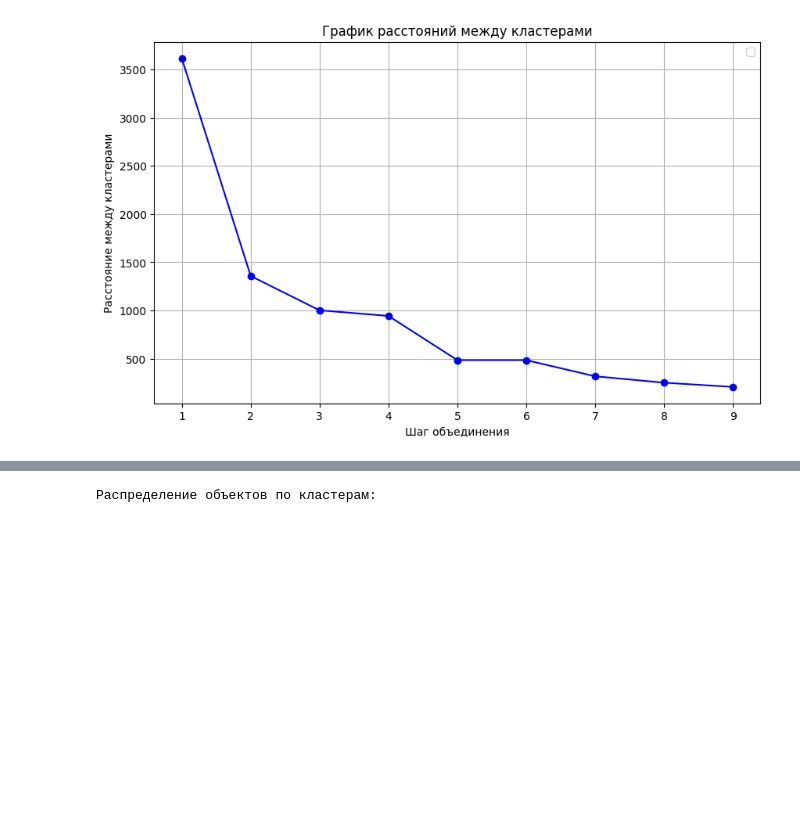
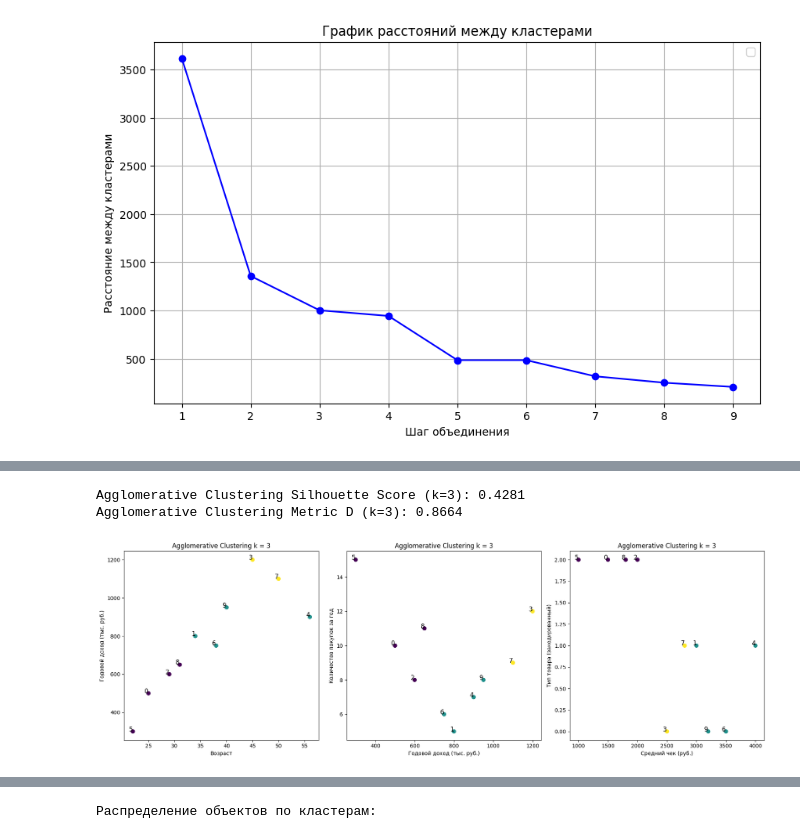
Before and after one commit to PetrBonyuk/data_analysis, a Jupyter notebook: klaster.ipynb, the cells around one changed output, grey strips where cells are left out. Cells and saved outputs as stored; diff of their text form; code cells hidden in the pictures; blank space fills up the shorter version.

```diff
--- a/klaster.ipynb
+++ b/klaster.ipynb
@@ -592,3 +528,69 @@ Agglomerative Clustering Dunn Index (k=2): 0.5107
 [figure]
+# %%
+from sklearn.cluster import AgglomerativeClustering
+from sklearn.metrics import silhouette_score
+import matplotlib.pyplot as plt
+import numpy as np
+
+# Функция для вычисления метрики D
+def calculate_D(data, labels, centers):
+    overall_center = data.mean(axis=0)  # Общий центр данных
+    overall_distances = np.linalg.norm(data - overall_center, axis=1)  # Расстояния до общего центра
+    cluster_distances = np.linalg.norm(data - centers[labels], axis=1)  # Расстояния до центров кластеров
+    D = (np.mean(overall_distances)**2 - np.mean(cluster_distances)**2) / np.mean(overall_distances)**2
+    return D
+
+# Иерархическая кластеризация с 3 кластерами
+agglo_3 = AgglomerativeClustering(n_clusters=3)
+agglo_labels_3 = agglo_3.fit_predict(data_encoded_standardize)
+
+# Для AgglomerativeClustering центры кластеров не вычисляются автоматически, поэтому используем средние значения
+centers_3 = np.array([data_encoded_standardize[agglo_labels_3 == i].mean(axis=0) for i in range(3)])
+
+agglo_silhouette_3 = silhouette_score(data_encoded_standardize, agglo_labels_3)
+agglo_D_3 = calculate_D(data_encoded_standardize, agglo_labels_3, centers_3)
+
+print(f"Agglomerative Clustering Silhouette Score (k=3): {agglo_silhouette_3:.4f}")
+print(f"Agglomerative Clustering Metric D (k=3): {agglo_D_3:.4f}")
+
+# Визуализация результатов для 3 кластеров
+plt.figure(figsize=(18, 6))
+
+# Возраст и доходы
+plt.subplot(1, 3, 1)
+plt.scatter(data_encoded_standardize.iloc[:, 0], data_encoded_standardize.iloc[:, 1], c=agglo_labels_3, cmap='viridis', s=50)
+plt.xlabel('Возраст')
+plt.ylabel('Годовой доход (тыс. руб.)')
+plt.title('Agglomerative Clustering k = 3')
+# Добавляем номера объектов с увеличенным размером шрифта
+for i, (x, y) in enumerate(zip(data_encoded_standardize.iloc[:, 0], data_encoded_standardize.iloc[:, 1])):
+    plt.text(x, y, str(i), fontsize=12, ha='right')  # Увеличиваем fontsize до 12
+
+# Доходы и количество покупок
+plt.subplot(1, 3, 2)
+plt.scatter(data_encoded_standardize.iloc[:, 1], data_encoded_standardize.iloc[:, 2], c=agglo_labels_3, cmap='viridis', s=50)
+plt.xlabel('Годовой доход (тыс. руб.)')
+plt.ylabel('Количество покупок за год')
+plt.title('Agglomerative Clustering k = 3')
+# Добавляем номера объектов с увеличенным размером шрифта
+for i, (x, y) in enumerate(zip(data_encoded_standardize.iloc[:, 1], data_encoded_standardize.iloc[:, 2])):
+    plt.text(x, y, str(i), fontsize=12, ha='right')  # Увеличиваем fontsize до 12
+
+# Средний чек и тип товара
+plt.subplot(1, 3, 3)
+plt.scatter(data_encoded_standardize.iloc[:, 3], data_encoded_standardize.iloc[:, 5], c=agglo_labels_3, cmap='viridis', s=50)
+plt.xlabel('Средний чек (руб.)')
+plt.ylabel('Тип товара (закодированный)')
+plt.title('Agglomerative Clustering k = 3')
+# Добавляем номера объектов с увеличенным размером шрифта
+for i, (x, y) in enumerate(zip(data_encoded_standardize.iloc[:, 3], data_encoded_standardize.iloc[:, 5])):
+    plt.text(x, y, str(i), fontsize=12, ha='right')  # Увеличиваем fontsize до 12
+
+plt.tight_layout()
+plt.show()
+# %% [output]
+Agglomerative Clustering Silhouette Score (k=3): 0.4281
+Agglomerative Clustering Metric D (k=3): 0.8664
+[figure, added]
 # %%
 from sklearn.cluster import AgglomerativeClustering
```
Also changed, not shown: parts of 12 cells of this notebook.
